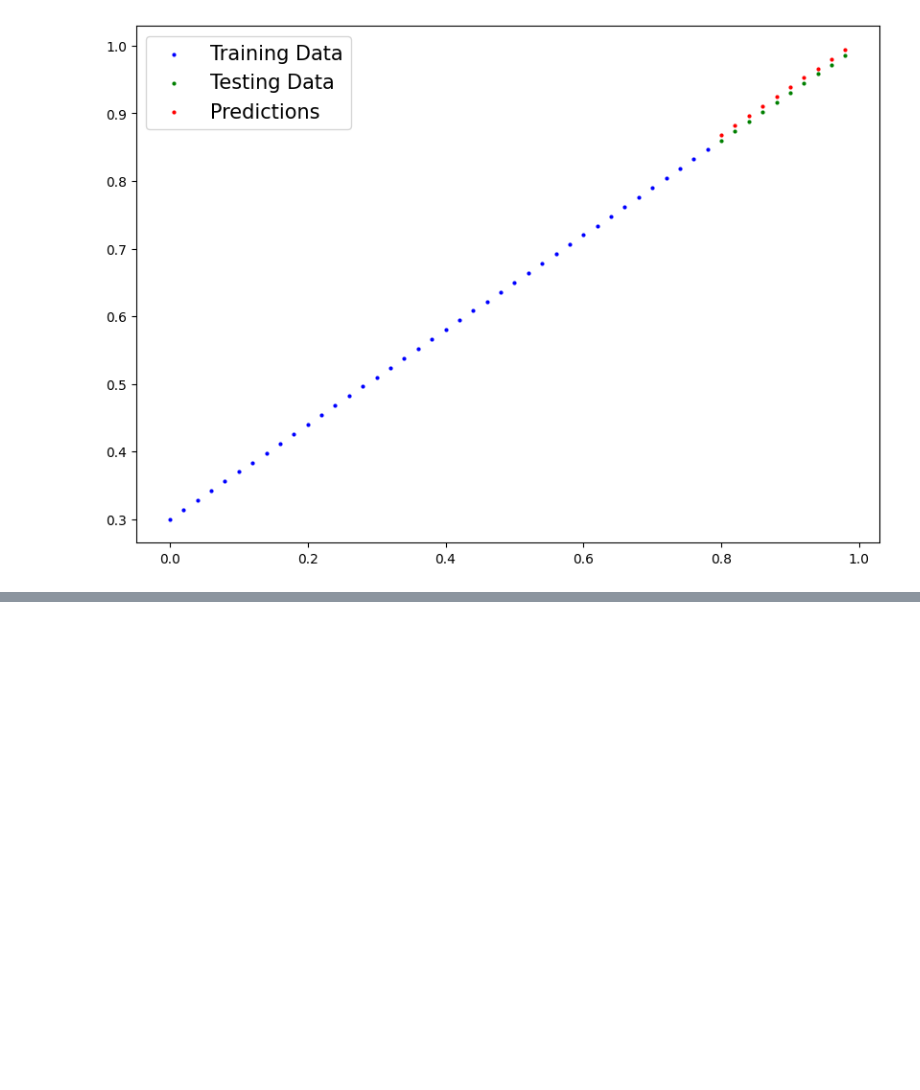
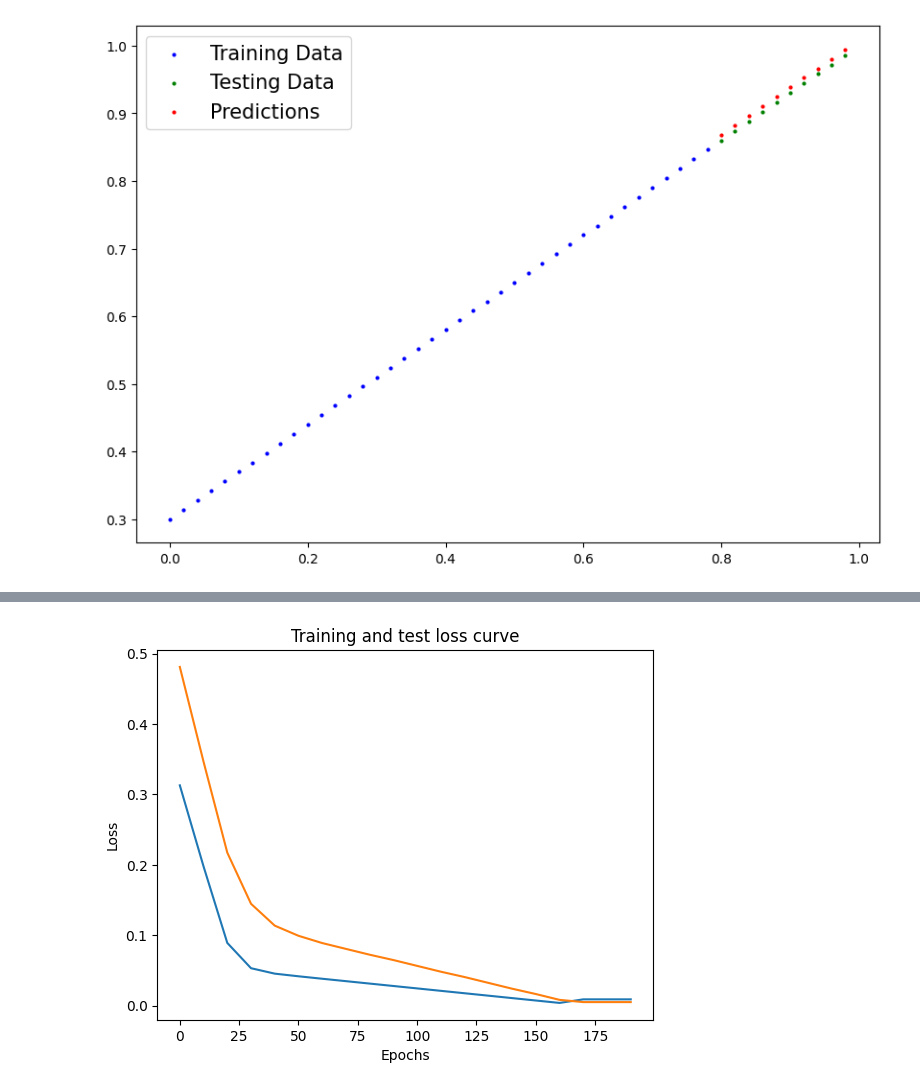
Before and after one commit to ShriVarshaan/pytorch-learning-log, a Jupyter notebook: pytorch_workflow_fundamentals.ipynb, the cells around one changed output, grey strips where cells are left out. Cells and saved outputs as stored; diff of their text form; code cells hidden in the pictures; blank space fills up the shorter version.

Commit message:
plotting training and testing loss

```diff
--- a/pytorch_workflow_fundamentals.ipynb
+++ b/pytorch_workflow_fundamentals.ipynb
@@ -257,7 +258,12 @@ Things we need in a training loop:
 # %%
 #An epoch is one loop through the data (This is a hyperparameter as we have set is ourselves, so is the learning rate)
 torch.manual_seed(42)
-epochs = 100
+epochs = 200
+
+#Keeping track of different values so we can compare future experiments to past experiments
+epoch_count = []
+loss_values = []
+test_loss_values = []
 
 #Loop through the data
 for epoch in range(epochs):
@@ -291,5 +297,6 @@ for epoch in range(epochs):
     test_loss = loss_fn(y_preds_eval, y_test)
 
   if(epoch % 10 == 0):
-    print("Epoch:", epoch, "Loss:", loss, "Test loss:", test_loss)
-    print(model_0.state_dict())
+    epoch_count.append(epoch)
+    loss_values.append(loss)
+    test_loss_values.append(test_loss)
@@ -335,0 +342,9 @@ plot_predictions(predictions=y_preds_new)
+# %%
+plt.plot(epoch_count, torch.tensor(loss_values), label="Train Loss")
+plt.plot(epoch_count, torch.tensor(test_loss_values), label="Test loss")
+plt.title("Training and test loss curve")
+plt.ylabel("Loss")
+plt.xlabel("Epochs")
+plt.show()
+# %% [output]
+[figure, added]
```
Also changed, not shown: parts of 3 cells of this notebook.
